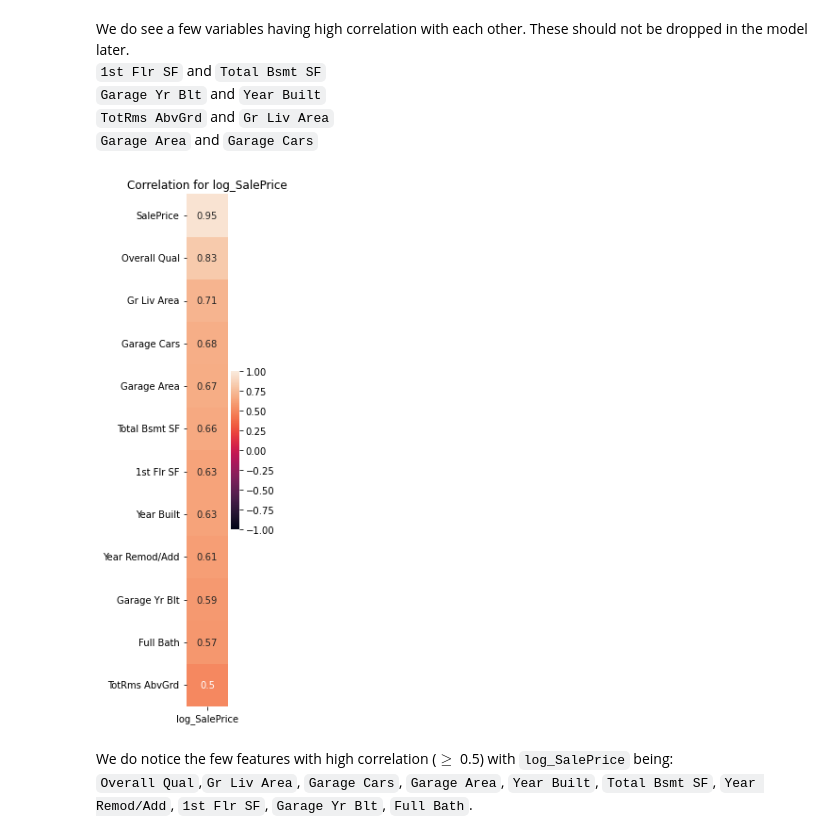
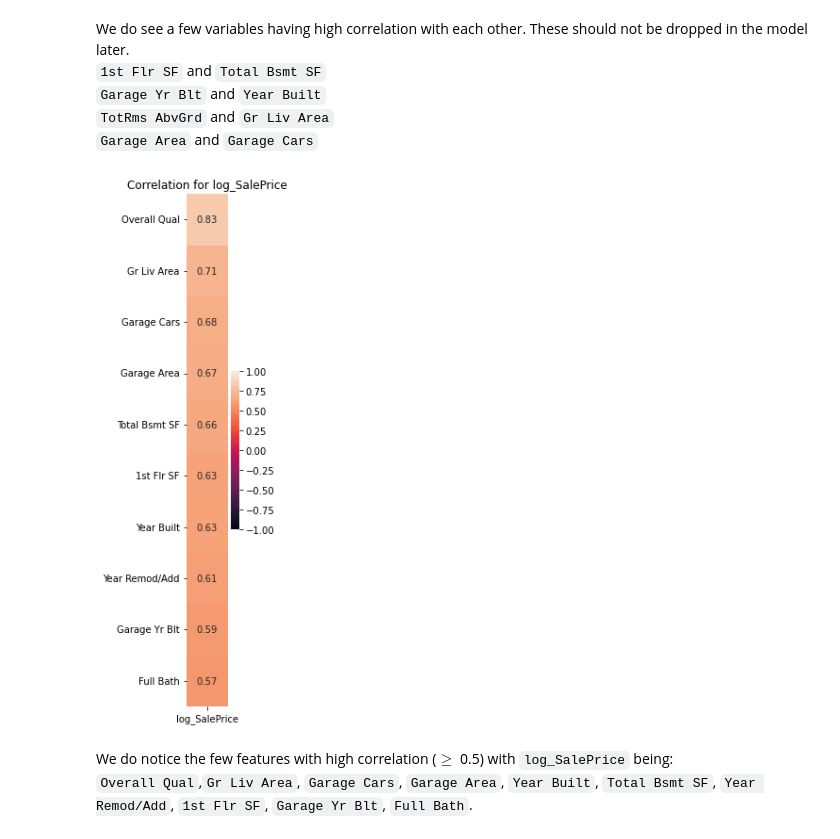
Before and after one commit to garyfoohw/GA_DSIF_project_2, a Jupyter notebook: code/01_EDA_featengineering_prelim_model.ipynb, the cells around one changed output. Saved outputs shown, nothing was run; the diff lists cells and outputs as text; code cells hidden in the pictures.

```diff
--- a/code/01_EDA_featengineering_prelim_model.ipynb
+++ b/code/01_EDA_featengineering_prelim_model.ipynb
@@ -114,9 +114,9 @@ We do see a few variables having high correlation with each other. These should
 `TotRms AbvGrd` and `Gr Liv Area`
 `Garage Area` and `Garage Cars`
 # %%
-_=single_correlation_map(df,"log_SalePrice")
+_=single_correlation_map(df.drop(columns="SalePrice"),"log_SalePrice",corr_threshold=0.51)
 # %% [output]
-[figure, old version]
+[figure, new version]
 # %% [markdown]
 We do notice the few features with high correlation ($\ge$ 0.5) with `log_SalePrice` being:
 `Overall Qual`,`Gr Liv Area`, `Garage Cars`, `Garage Area`, `Year Built`, `Total Bsmt SF`, `Year Remod/Add`, `1st Flr SF`, `Garage Yr Blt`, `Full Bath`.
```
Also changed, not shown: parts of 2 cells of this notebook, 1 other file.
